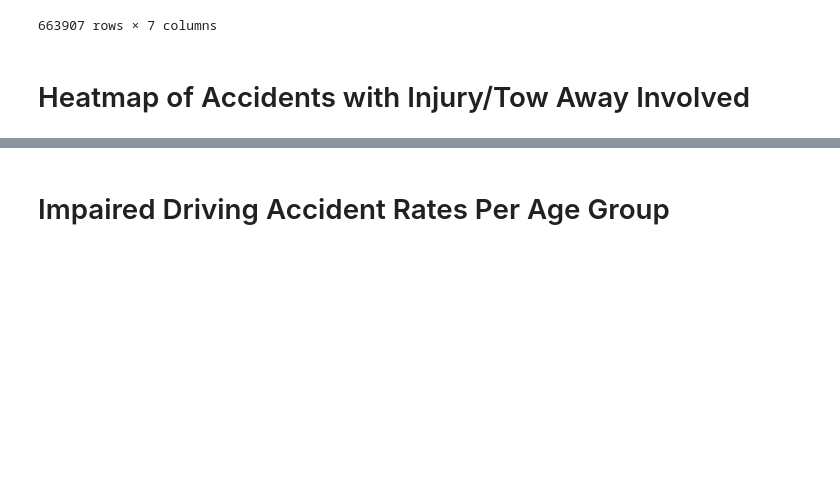
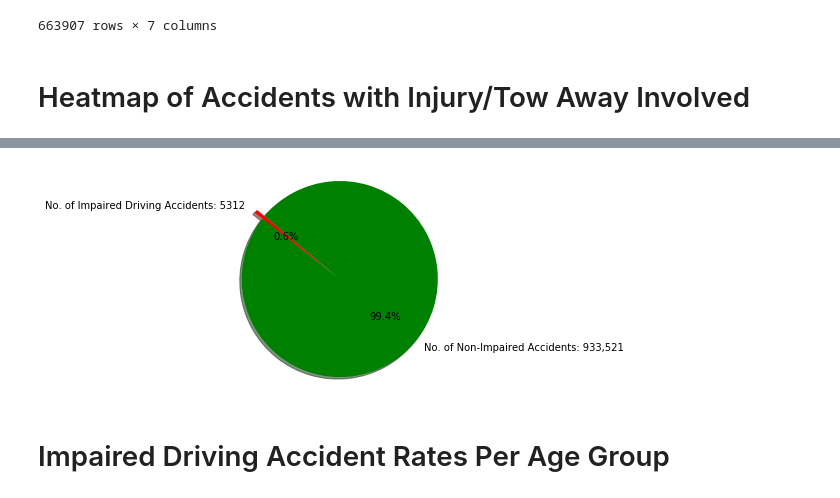
Before and after one commit to miladdavoodi9/Chicago_Traffic_Analysis, a Jupyter notebook: Master.ipynb, the cells around one changed output, grey strips where cells are left out. Cells and saved outputs as stored; diff of their text form; code cells hidden in the pictures; blank space fills up the shorter version.

```diff
--- a/Master.ipynb
+++ b/Master.ipynb
@@ -485,26 +508,28 @@ q1_df["YEAR"] = q1_df["Date"].map(lambda x: x.year)
 # %%
 #question 1a: impaired driving accidents vs. all accidents pie chart
 impaired_driving = q1_df[q1_df.PHYSICAL_CONDITION.isin(['IMPAIRED - ALCOHOL', 'HAD BEEN DRINKING',
                                        'IMPAIRED-DRUGS', 'MEDICATED'])]
 all_accidents = q1_df[q1_df.PHYSICAL_CONDITION.isin(['NORMAL', 'UNKNOWN', 'REMOVED BY EMS',
                                                                  'OTHER', 'FATIGUED/ASLEEP', 'EMOTIONAL'])]
 impaired_driving['RD_NO'].count()
 #5312 accidents
 
 all_accidents['RD_NO'].count()
 #933521 accidents
 
 labels = 'No. of Impaired Driving Accidents: 5312 ', 'No. of Non-Impaired Accidents: 933,521'
 sizes = [5312, 933521]
 colors = ['red', 'green']
 explode = (.1, 0)  # explode 1st slice
 
-# Plot
-#plt.pie(sizes, explode=explode, labels=labels, colors=colors,
-#autopct="%1.1f%%", shadow=True, startangle=140)
+#Plot
+plt.pie(sizes, explode=explode, labels=labels, colors=colors,
+autopct="%1.1f%%", shadow=True, startangle=140)
 
-#plt.axis('equal')
-#plt.show()
+plt.axis('equal')
+plt.show()
+# %% [output]
+[figure, added]
 # %% [markdown]
 # Impaired Driving Accident Rates Per Age Group
 # %%
```
Also changed, not shown: parts of 13 cells of this notebook.
